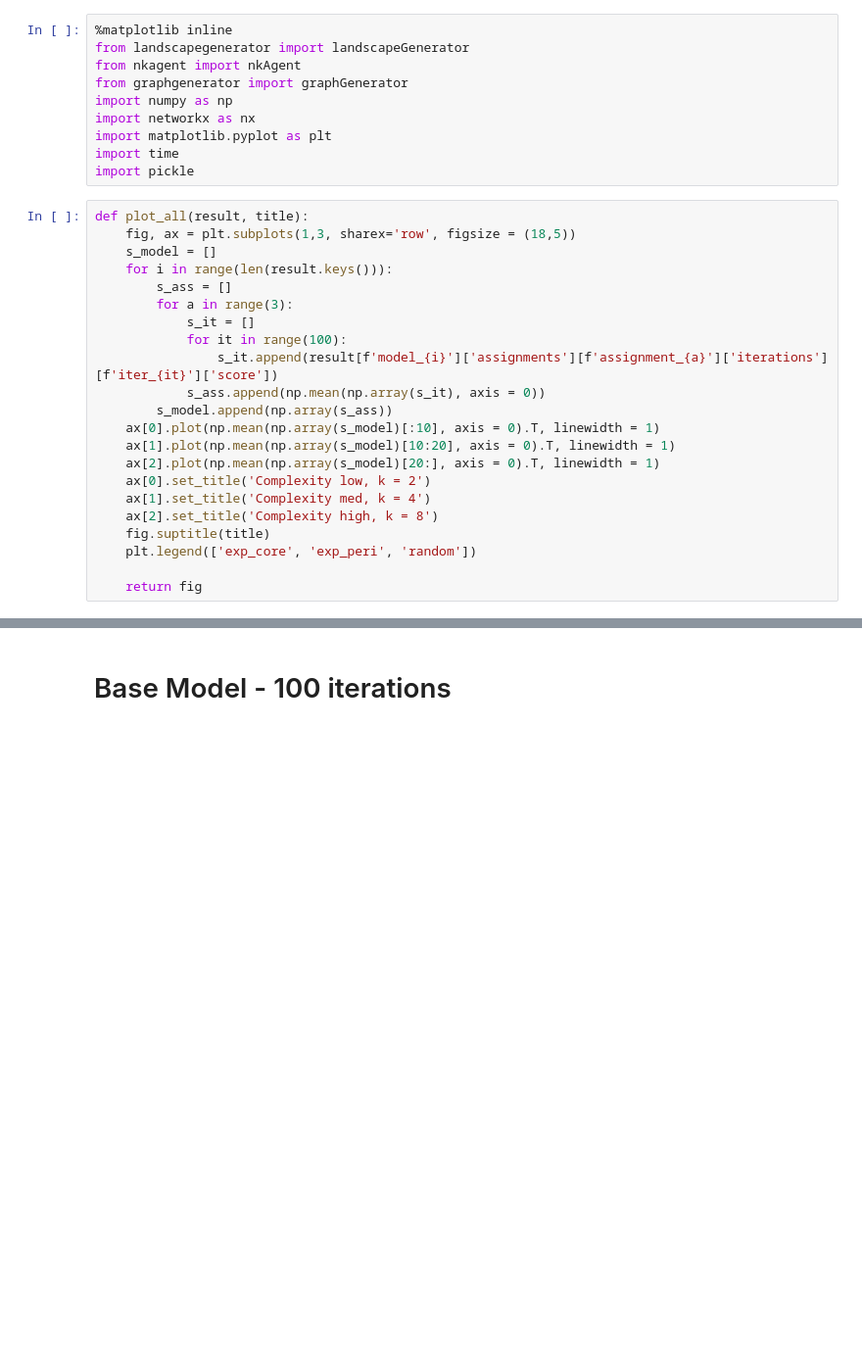
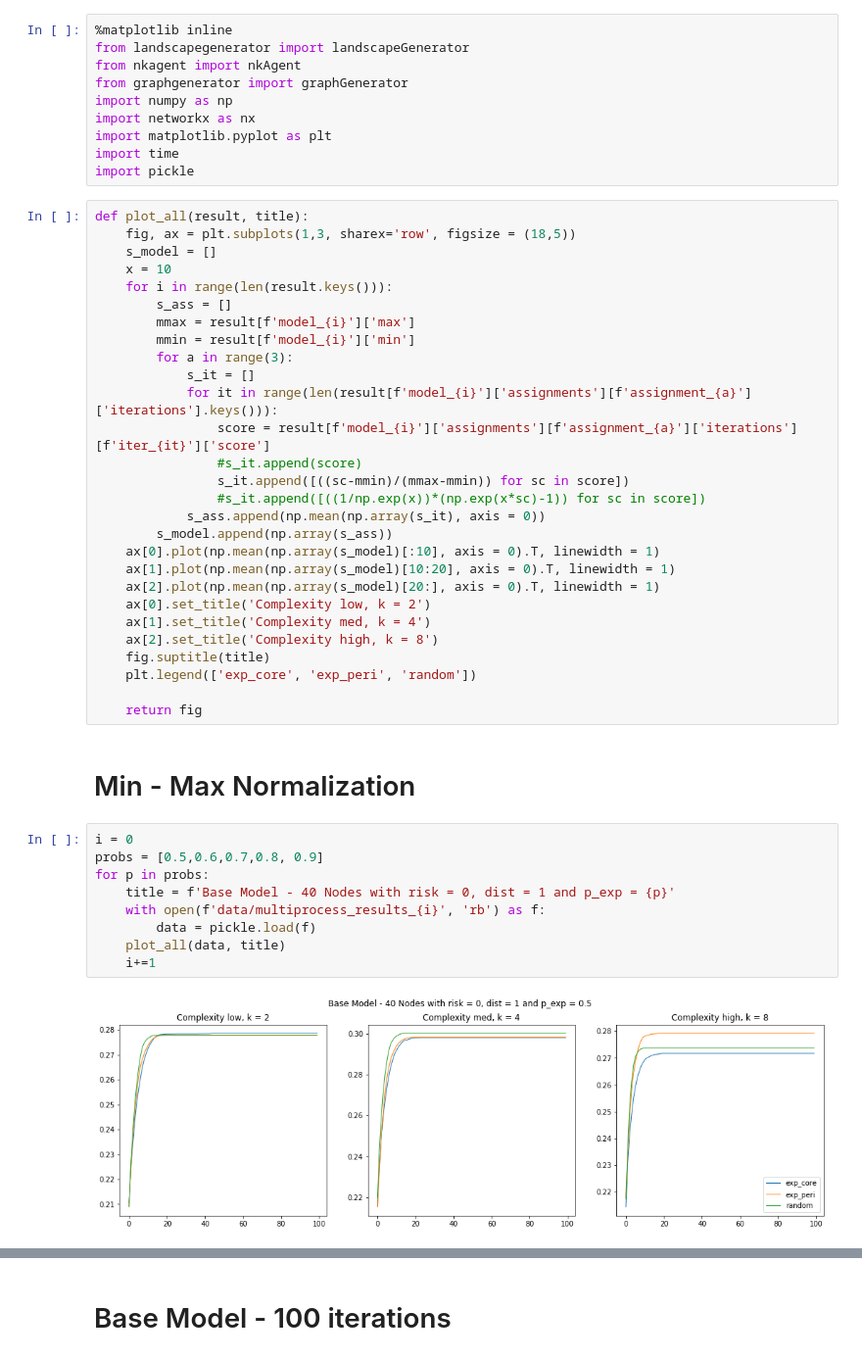
Before and after one commit to amar-chheda/network_analysis, a Jupyter notebook: plots.ipynb, the cells around one changed output, grey strips where cells are left out. Shown at 98% size. Cells and saved outputs as stored; diff of their text form; blank space fills up the shorter version.

```diff
--- a/plots.ipynb
+++ b/plots.ipynb
@@ -12,12 +12,18 @@ import pickle
 def plot_all(result, title):
     fig, ax = plt.subplots(1,3, sharex='row', figsize = (18,5))
     s_model = []
+    x = 10
     for i in range(len(result.keys())):
         s_ass = []
+        mmax = result[f'model_{i}']['max']
+        mmin = result[f'model_{i}']['min']
         for a in range(3):
             s_it = []
-            for it in range(100):
-                s_it.append(result[f'model_{i}']['assignments'][f'assignment_{a}']['iterations'][f'iter_{it}']['score'])
+            for it in range(len(result[f'model_{i}']['assignments'][f'assignment_{a}']['iterations'].keys())):
+                score = result[f'model_{i}']['assignments'][f'assignment_{a}']['iterations'][f'iter_{it}']['score']
+                #s_it.append(score)
+                s_it.append([((sc-mmin)/(mmax-mmin)) for sc in score])
+                #s_it.append([((1/np.exp(x))*(np.exp(x*sc)-1)) for sc in score])
             s_ass.append(np.mean(np.array(s_it), axis = 0))
         s_model.append(np.array(s_ass))
     ax[0].plot(np.mean(np.array(s_model)[:10], axis = 0).T, linewidth = 1)
@@ -30,3 +36,16 @@ def plot_all(result, title):
     plt.legend(['exp_core', 'exp_peri', 'random'])
 
     return fig
+# %% [markdown]
+# Min - Max Normalization
+# %%
+i = 0
+probs = [0.5,0.6,0.7,0.8, 0.9]
+for p in probs:
+    title = f'Base Model - 40 Nodes with risk = 0, dist = 1 and p_exp = {p}'
+    with open(f'data/multiprocess_results_{i}', 'rb') as f:
+        data = pickle.load(f)
+    plot_all(data, title)
+    i+=1
+# %% [output]
+[figure, added]
```
Also changed, not shown: parts of 4 cells of this notebook, 3 other files.
